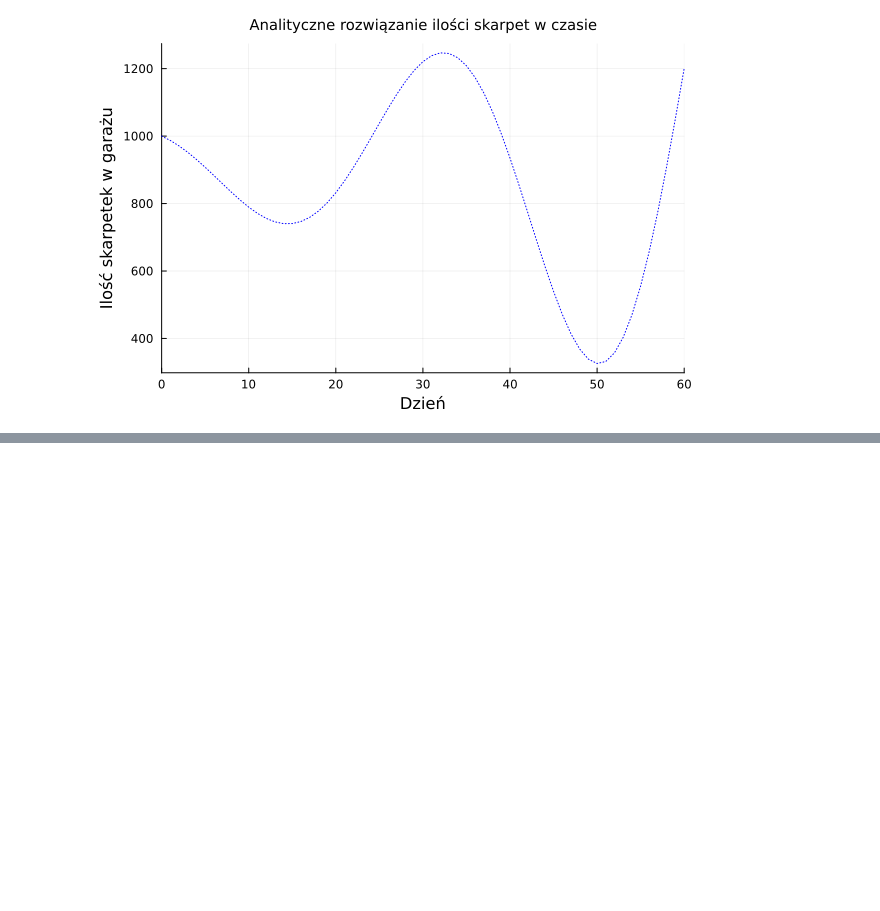
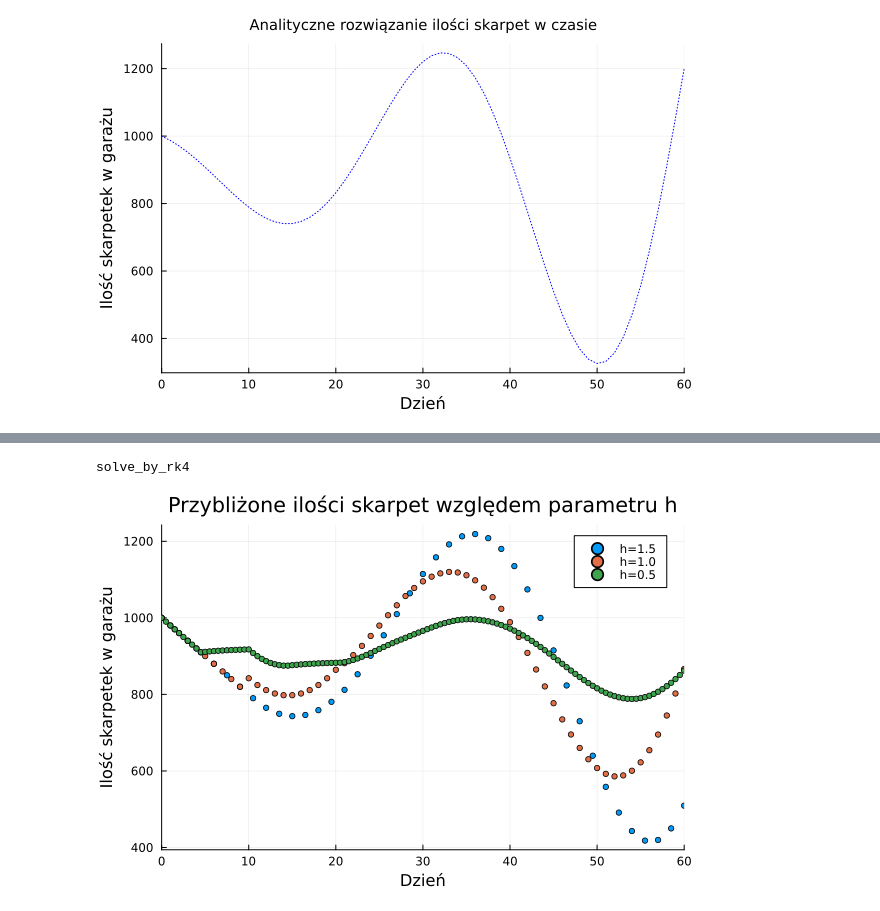
Before and after one commit to piotrczech/optimization-of-inventory-deliveries, a Jupyter notebook: main.ipynb, the cells around one changed output, grey strips where cells are left out. Cells and saved outputs as stored; diff of their text form; code cells hidden in the pictures; blank space fills up the shorter version.

```diff
--- a/main.ipynb
+++ b/main.ipynb
@@ -1551,0 +1630,53 @@ plot(x_values_analytic_delay, y_values_analytic_delay, label="", color="blue", l
+# %%
+"""
+todo
+"""
+function solve_by_rk4(
+    f::Function,
+    τ::Int,
+    y₀::Number,
+    x₀::Int,
+    xₙ::Int,
+    h::Float64,
+)::Tuple{Vector{Float64}, Vector{Float64}}
+    n = round(Int, (xₙ - x₀) / h)
+    delayed_index = round(Int, τ / h)
+
+    y_values = zeros(n + 1)
+    x_values = zeros(n + 1)
+
+    x_values[1] = x₀
+    y_values[1] = y₀
+
+    for index in 1:n
+
+        if index > delayed_index
+            n₁ = h * f(x_values[index], y_values[index - delayed_index])
+            n₂ = h * f(x_values[index] + (h / 2), y_values[index - delayed_index] + (n₁ / 2))
+            n₃ = h * f(x_values[index] + (h / 2), y_values[index - delayed_index] + (n₂ / 2))
+            n₄ = h * f(x_values[index] + h, y_values[index - delayed_index] + n₃)
+        else
+            n₁ = h * f(-1, y_values[index])
+            n₂ = h * f(-1, y_values[index] + (n₁ / 2))
+            n₃ = h * f(-1, y_values[index] + (n₂ / 2))
+            n₄ = h * f(-1, y_values[index] + n₃)
+        end
+
+        x_values[index + 1] = x_values[index] + h
+        y_values[index + 1] = y_values[index] + ((1 / 6) * (n₁ + (2 * n₂) + (2 * n₃) + n₄))
+    end
+
+    return x_values, y_values
+end
+# %% [output]
+solve_by_rk4
+# %%
+x_values_h1, y_values_h1 = solve_by_rk4(f, τ, I₀, day_start, day_end, 1.5)
+x_values_h2, y_values_h2 = solve_by_rk4(f, τ, I₀, day_start, day_end, 1.0)
+x_values_h3, y_values_h3 = solve_by_rk4(f, τ, I₀, day_start, day_end, 0.5)
+
+scatter(x_values_h1, y_values_h1, label="h=1.5", markersize=3, xlabel="Dzień", ylabel="Ilość skarpetek w garażu", title="Przybliżone ilości skarpet względem parametru h", grid=true, xlims=(day_start, day_end))
+scatter!(x_values_h2, y_values_h2, label="h=1.0", markersize=3)
+scatter!(x_values_h3, y_values_h3, label="h=0.5", markersize=3)
+# %% [output]
+[figure, added]
```
Also changed, not shown: parts of 4 cells of this notebook.
